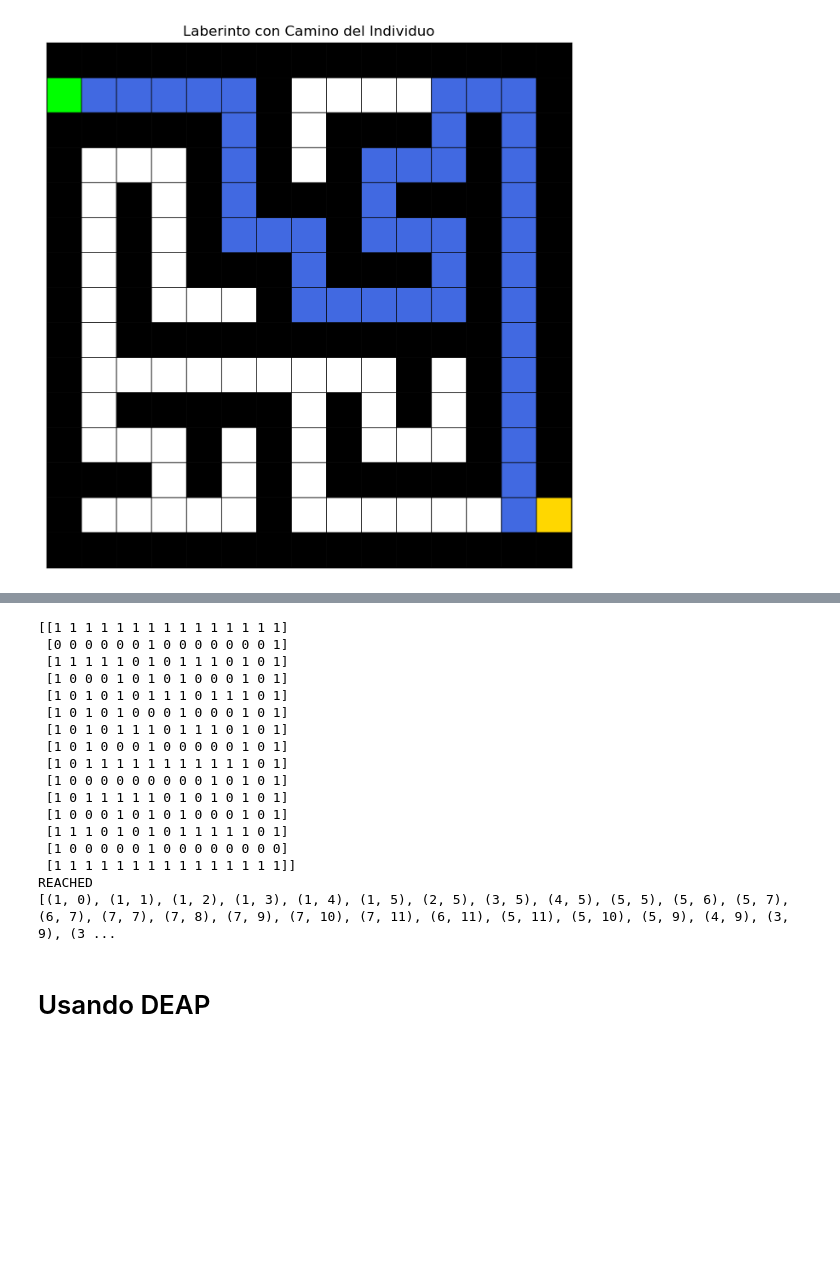
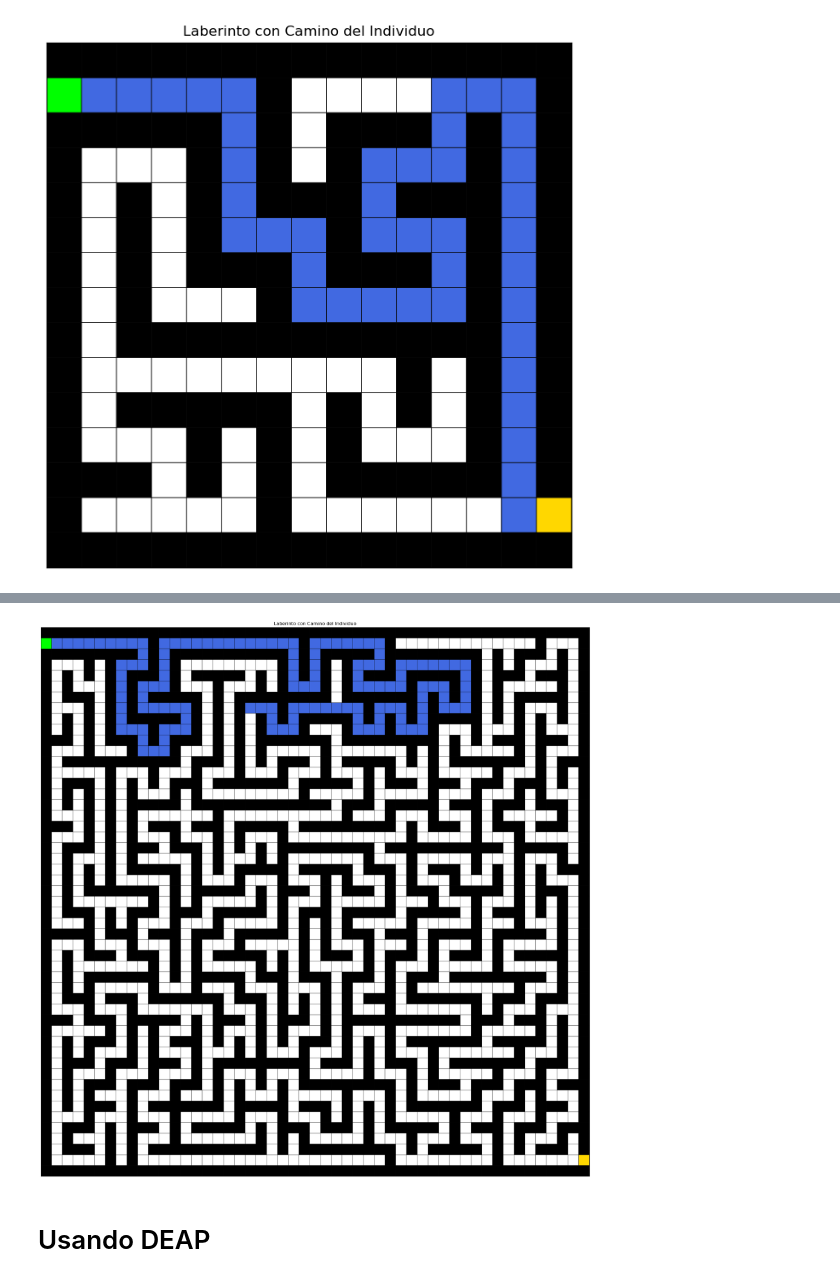
Before and after one commit to j4vierb/mos-labs, a Jupyter notebook: labs/lab6/entrega.ipynb, the cells around one changed output, grey strips where cells are left out. Cells and saved outputs as stored; diff of their text form; code cells hidden in the pictures; blank space fills up the shorter version.

```diff
--- a/labs/lab6/entrega.ipynb
+++ b/labs/lab6/entrega.ipynb
@@ -772,7 +487,7 @@ alg = GAlgorithm(
     generations=300
 )
 population = alg.generate_population()
-solution = alg.evolve()
+%time solution = alg.evolve()
 # %% [output]
 best fitness for the initial population [742, 709, 486, 434, 430, 382, 382, 382, 374, 367]
 Rate of reached 0.00 (0/200)
@@ -819,58 +569,6 @@ population = alg.generate_population()
 # %%
-#alg.display_maze_with_path(heavy_maze, solution, (1,0), (49,50))
+display_maze_with_path(solution.steps, heavy_maze, (1,0), (49,50))
+# %% [output]
+[figure, added]
-# %%
-maze
-curr = origin
-history = [curr]
-solution.itr_orientation.reset_orientation()
-delta = solution.itr_orientation.evaluate()
-
-print(maze)
-
-def see_paths(i, j, maze):
-    empty_paths = 0
-    if i + 1 < maze.shape[0] and maze[i + 1, j] == 0: empty_paths += 1
-    elif 0 <= i - 1 and maze[i - 1, j] == 0: empty_paths += 1
-    elif j + 1 < maze.shape[1] and maze[i, j + 1] == 0: empty_paths += 1
-    elif 0 <= j - 1 and maze[i, j - 1] == 0: empty_paths += 1
-
-    return empty_paths
-
-for gen in solution.steps:
-    if gen == 0:
-        i, j = curr
-
-        while (delta[0] + i < maze.shape[0] and delta[1] + j < maze.shape[1]) \
-            and maze[delta[0] + i, delta[1] + j] != 1 and see_paths(i, j, maze) < 3:
-            i, j = (i + delta[0], j + delta[1])
-            history.append((i, j))
-
-            if (i,j) == goal:
-               print("REACHED")
-               break
-
-        curr = i, j
-    else:
-        delta = solution.itr_orientation.rotate(gen)
-
-print(history)
-# %% [output]
-[[1 1 1 1 1 1 1 1 1 1 1 1 1 1 1]
- [0 0 0 0 0 0 1 0 0 0 0 0 0 0 1]
- [1 1 1 1 1 0 1 0 1 1 1 0 1 0 1]
- [1 0 0 0 1 0 1 0 1 0 0 0 1 0 1]
- [1 0 1 0 1 0 1 1 1 0 1 1 1 0 1]
- [1 0 1 0 1 0 0 0 1 0 0 0 1 0 1]
- [1 0 1 0 1 1 1 0 1 1 1 0 1 0 1]
- [1 0 1 0 0 0 1 0 0 0 0 0 1 0 1]
- [1 0 1 1 1 1 1 1 1 1 1 1 1 0 1]
- [1 0 0 0 0 0 0 0 0 0 1 0 1 0 1]
- [1 0 1 1 1 1 1 0 1 0 1 0 1 0 1]
- [1 0 0 0 1 0 1 0 1 0 0 0 1 0 1]
- [1 1 1 0 1 0 1 0 1 1 1 1 1 0 1]
- [1 0 0 0 0 0 1 0 0 0 0 0 0 0 0]
- [1 1 1 1 1 1 1 1 1 1 1 1 1 1 1]]
-REACHED
-[(1, 0), (1, 1), (1, 2), (1, 3), (1, 4), (1, 5), (2, 5), (3, 5), (4, 5), (5, 5), (5, 6), (5, 7), (6, 7), (7, 7), (7, 8), (7, 9), (7, 10), (7, 11), (6, 11), (5, 11), (5, 10), (5, 9), (4, 9), (3, 9), (3 ...
 # %% [markdown]
 # Usando DEAP
```
Also changed, not shown: parts of 37 cells of this notebook.
